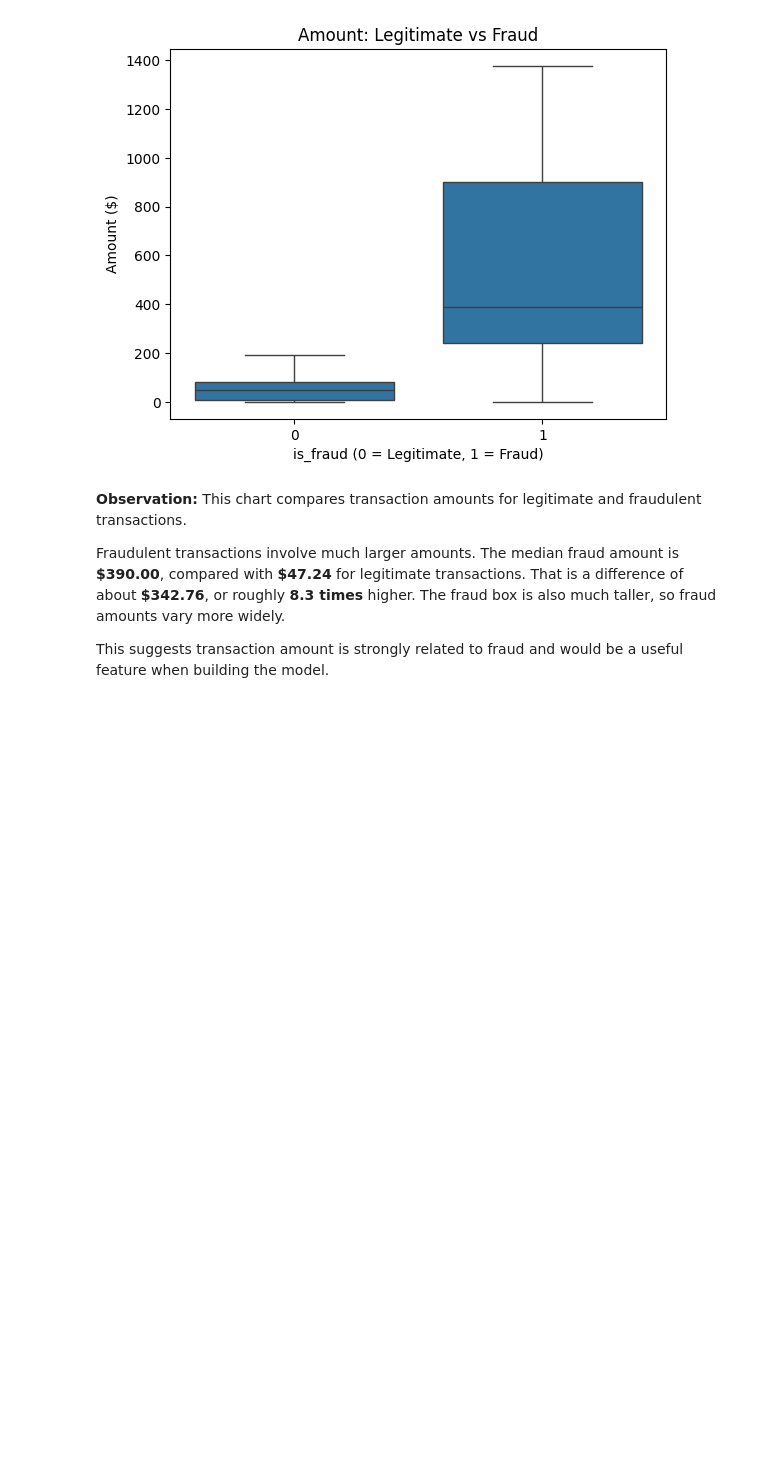
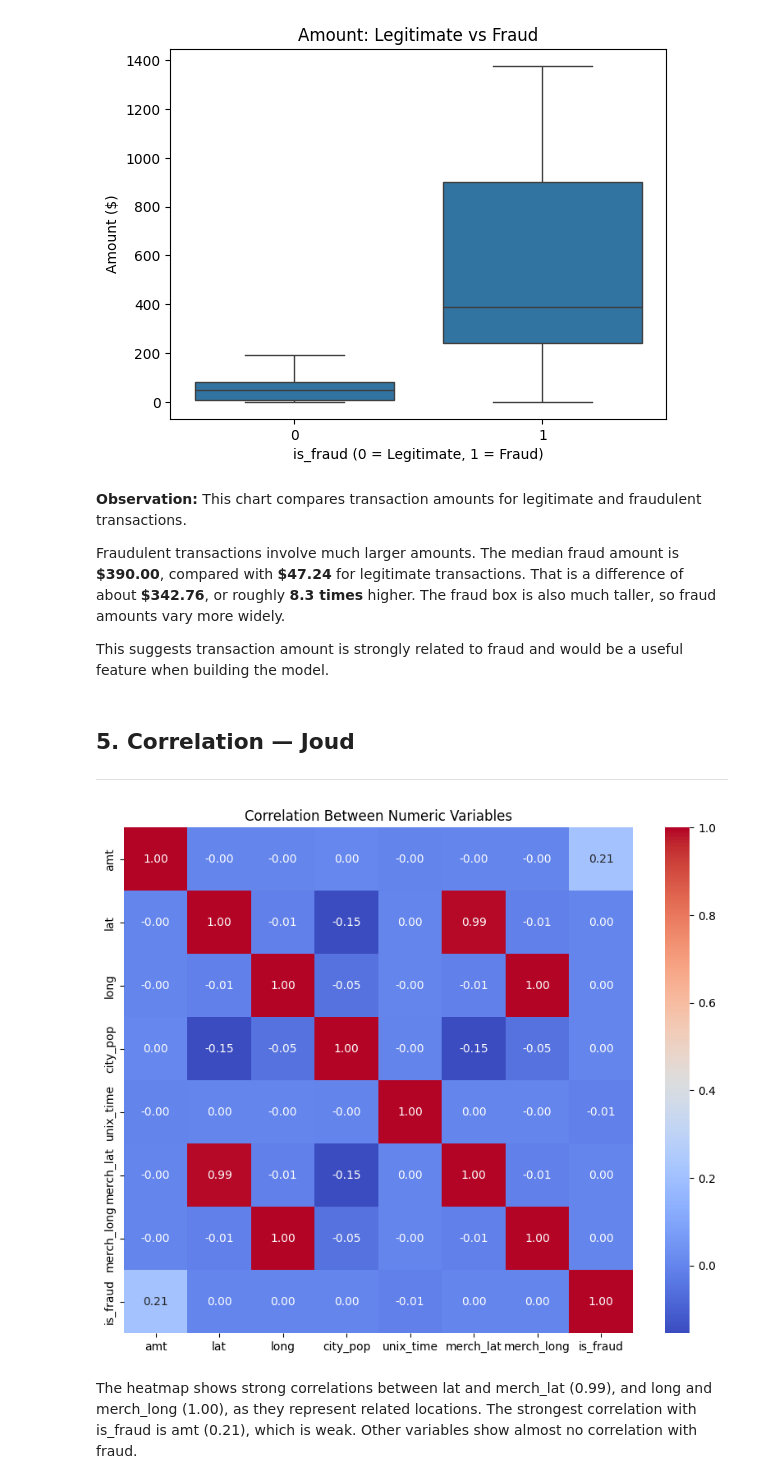
Before and after one commit to DhaiHamoud/Fraud-Detection-in-the-Financial-Transaction-Market, a Jupyter notebook: notebooks/02_eda.ipynb, the cells around one changed output. Saved outputs shown, nothing was run; the diff lists cells and outputs as text; code cells hidden in the pictures; blank space fills up the shorter version.

Commit message:
Added Correlation Analysis - Joud

```diff
--- a/notebooks/02_eda.ipynb
+++ b/notebooks/02_eda.ipynb
@@ -205,3 +205,17 @@ Difference: $342.76  |  Ratio: 8.3x
 Fraudulent transactions involve much larger amounts. The median fraud amount is **\$390.00**, compared with **\$47.24** for legitimate transactions. That is a difference of about **\$342.76**, or roughly **8.3 times** higher. The fraud box is also much taller, so fraud amounts vary more widely.
 
 This suggests transaction amount is strongly related to fraud and would be a useful feature when building the model.
+# %% [markdown]
+## 5. Correlation — Joud
+
+---
+# %%
+plt.figure(figsize=(10, 8))
+sns.heatmap(df.corr(numeric_only=True), annot=True, fmt='.2f',
+            cmap='coolwarm')
+plt.title('Correlation Between Numeric Variables')
+plt.show()
+# %% [output]
+[figure, added]
+# %% [markdown]
+The heatmap shows strong correlations between lat and merch_lat (0.99), and long and merch_long (1.00), as they represent related locations. The strongest correlation with is_fraud is amt (0.21), which is weak. Other variables show almost no correlation with fraud.
```
Also changed, not shown: parts of 1 cell of this notebook.
